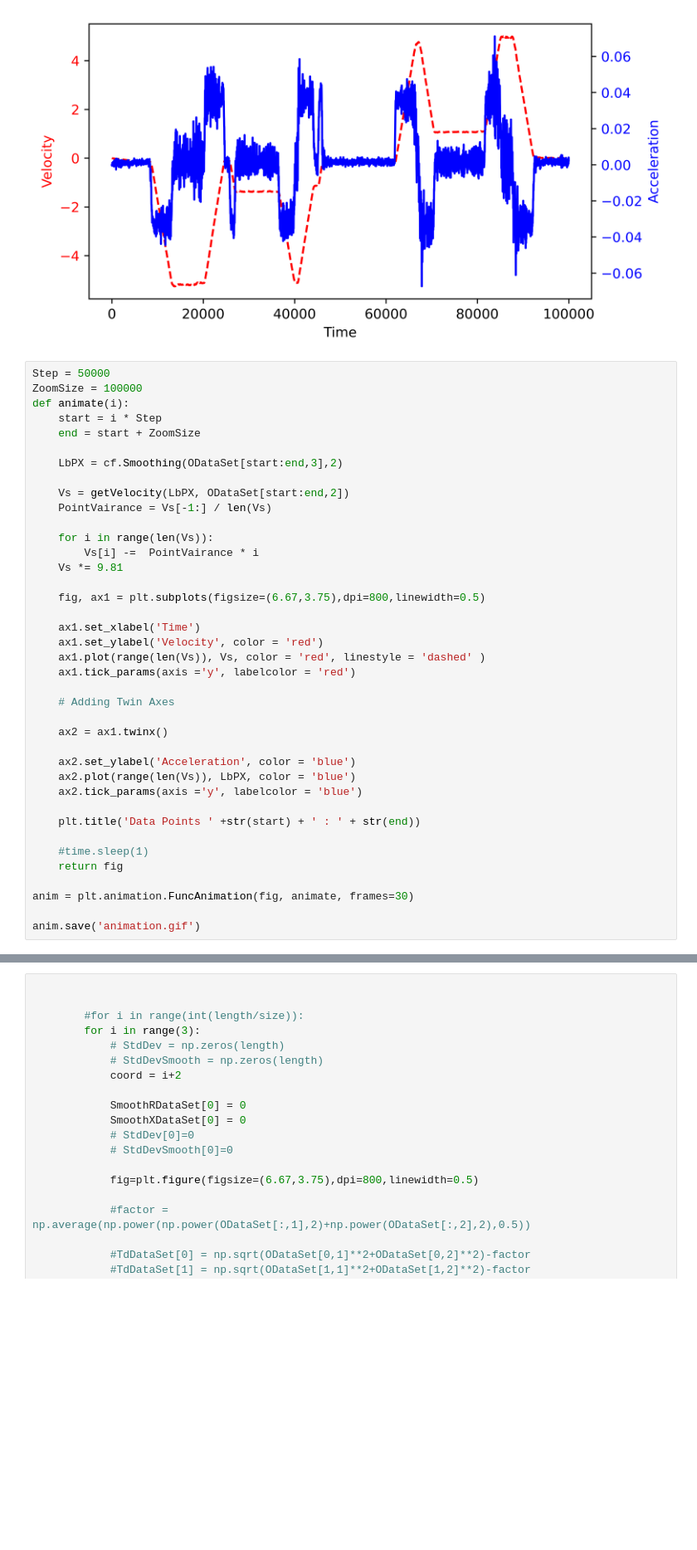
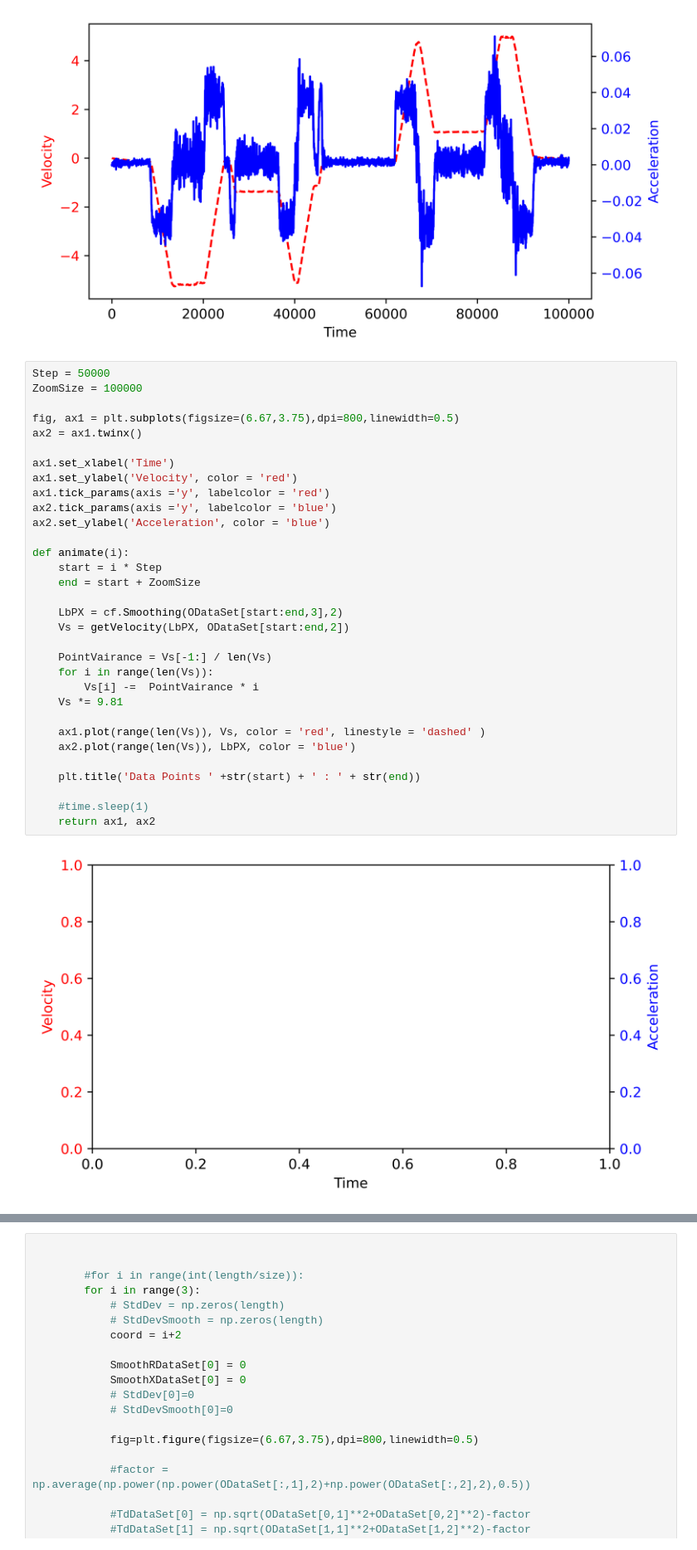
Before and after one commit to danchendrickson/RMG_NDE_Disssertation, a Jupyter notebook: Rail Charicterization Paper/04 2ndRoundAnalysis.ipynb, the cells around one changed output, grey strips where cells are left out. Shown at 83% size. Drawn from its saved outputs; the diff is of its cells as text; blank space fills up the shorter version.

Commit message:
added velocity animation

```diff
--- a/Rail Charicterization Paper/04 2ndRoundAnalysis.ipynb
+++ b/Rail Charicterization Paper/04 2ndRoundAnalysis.ipynb
@@ -223,39 +223,34 @@ plt.show()
 # %%
 Step = 50000
 ZoomSize = 100000
+
+fig, ax1 = plt.subplots(figsize=(6.67,3.75),dpi=800,linewidth=0.5)
+ax2 = ax1.twinx()
+
+ax1.set_xlabel('Time')
+ax1.set_ylabel('Velocity', color = 'red')
+ax1.tick_params(axis ='y', labelcolor = 'red')
+ax2.tick_params(axis ='y', labelcolor = 'blue')
+ax2.set_ylabel('Acceleration', color = 'blue')
+
 def animate(i):
     start = i * Step
     end = start + ZoomSize
 
     LbPX = cf.Smoothing(ODataSet[start:end,3],2)
+    Vs = getVelocity(LbPX, ODataSet[start:end,2])
 
-    Vs = getVelocity(LbPX, ODataSet[start:end,2])
     PointVairance = Vs[-1:] / len(Vs)
-
     for i in range(len(Vs)):
         Vs[i] -=  PointVairance * i
     Vs *= 9.81
 
-    fig, ax1 = plt.subplots(figsize=(6.67,3.75),dpi=800,linewidth=0.5)
-
-    ax1.set_xlabel('Time')
-    ax1.set_ylabel('Velocity', color = 'red')
     ax1.plot(range(len(Vs)), Vs, color = 'red', linestyle = 'dashed' )
-    ax1.tick_params(axis ='y', labelcolor = 'red')
-
-    # Adding Twin Axes
-
-    ax2 = ax1.twinx()
-
-    ax2.set_ylabel('Acceleration', color = 'blue')
     ax2.plot(range(len(Vs)), LbPX, color = 'blue')
-    ax2.tick_params(axis ='y', labelcolor = 'blue')
 
     plt.title('Data Points ' +str(start) + ' : ' + str(end))
 
     #time.sleep(1)
-    return fig
-
-anim = plt.animation.FuncAnimation(fig, animate, frames=30)
-
-anim.save('animation.gif')
+    return ax1, ax2
+# %% [output]
+[figure, added]
```
Also changed, not shown: parts of 2 cells of this notebook.
